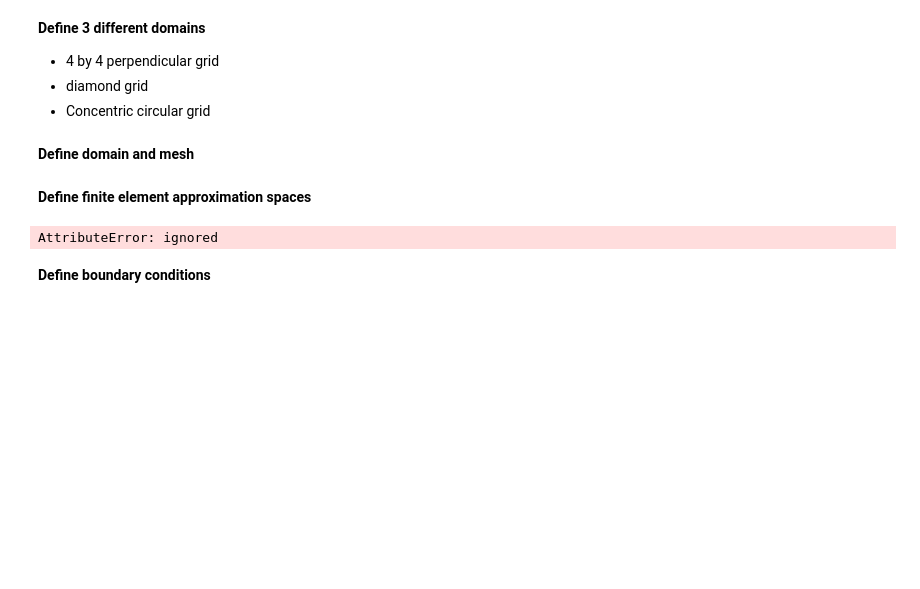
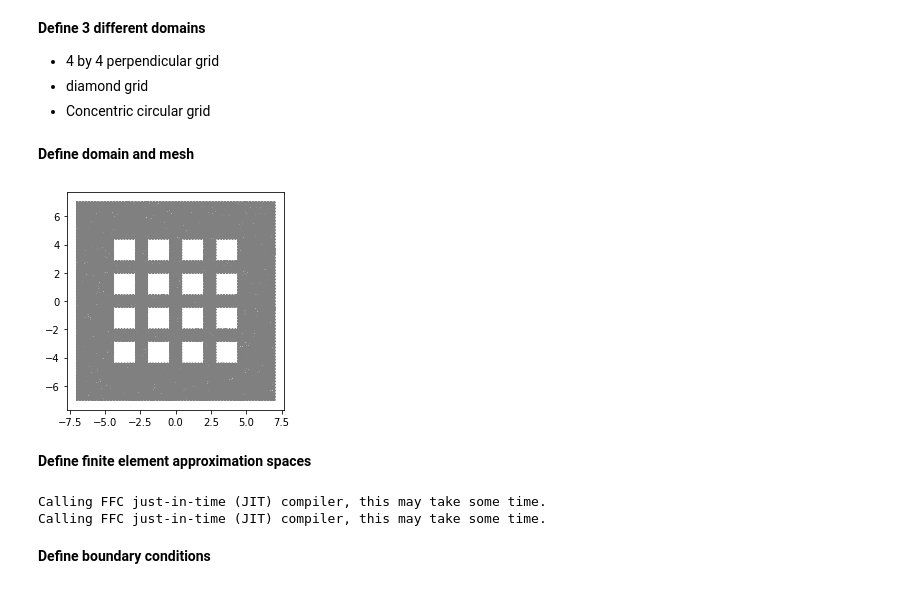
Before and after one commit to johanhoffman/DD2365-VT20, a Jupyter notebook: Project/projectV4_P1.ipynb, the cells around one changed output. Cells and saved outputs as stored; diff of their text form; code cells hidden in the pictures; blank space fills up the shorter version.

```diff
--- a/Project/projectV4_P1.ipynb
+++ b/Project/projectV4_P1.ipynb
@@ -214,37 +214,39 @@ resolution = 64
 # mesh = generate_mesh(Rectangle(Point(0.0,0.0), Point(L,H)) \
 #         - Circle(Point(xc,yc),rc) , resolution)
 
-!rm Circle_0/*
-domain = concentric(L,H,0)
+!rm Grid_0/*
+domain = grid(L,H,0)
 mesh = generate_mesh(domain, resolution)
-saved_mesh = File("Circle_0/mesh.xml")
+saved_mesh = File("Grid_0/mesh.xml")
 saved_mesh << mesh
-timeseries_u = TimeSeries('Circle_0/velocity_series')
+timeseries_u = TimeSeries('Grid_0/velocity_series')
 
 # Local mesh refinement (specified by a cell marker)
 no_levels = 0
 for i in range(0,no_levels):
   cell_marker = MeshFunction("bool", mesh, mesh.topology().dim())
   for cell in cells(mesh):
     cell_marker[cell] = False
     p = cell.midpoint()
     if p.distance(Point(xc, yc)) < 0.5:
         cell_marker[cell] = True
   mesh = refine(mesh, cell_marker)
 
 # Define mesh functions (for boundary conditions)
 boundaries = MeshFunction("size_t", mesh, mesh.topology().dim()-1)
 boundaries.set_all(0)
 left.mark(boundaries, 1)
 right.mark(boundaries, 2)
 lower.mark(boundaries, 3)
 upper.mark(boundaries, 4)
 freeslip.mark(boundaries, 5)
 fs = 5
 
 plt.figure()
 plot(mesh)
 plt.show()
+# %% [output]
+[figure, added]
 # %% [markdown]
 **Define finite element approximation spaces**
 # %%
@@ -258,7 +260,8 @@ p = TrialFunction(Q)
 v = TestFunction(V)
 q = TestFunction(Q)
 # %% [output]
-AttributeError: ignored
+Calling FFC just-in-time (JIT) compiler, this may take some time.
+Calling FFC just-in-time (JIT) compiler, this may take some time.
 # %% [markdown]
 **Define boundary conditions**
 # %%
```
Also changed, not shown: parts of 2 cells of this notebook.
